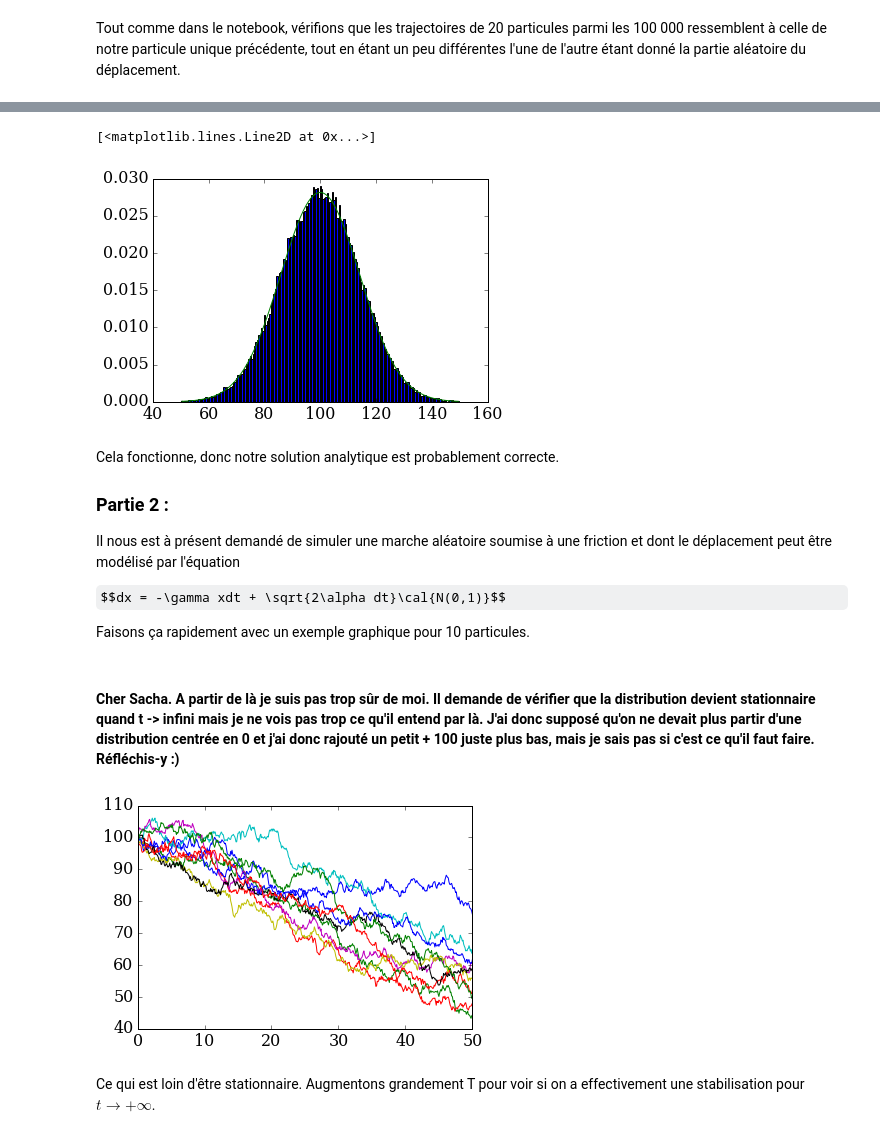
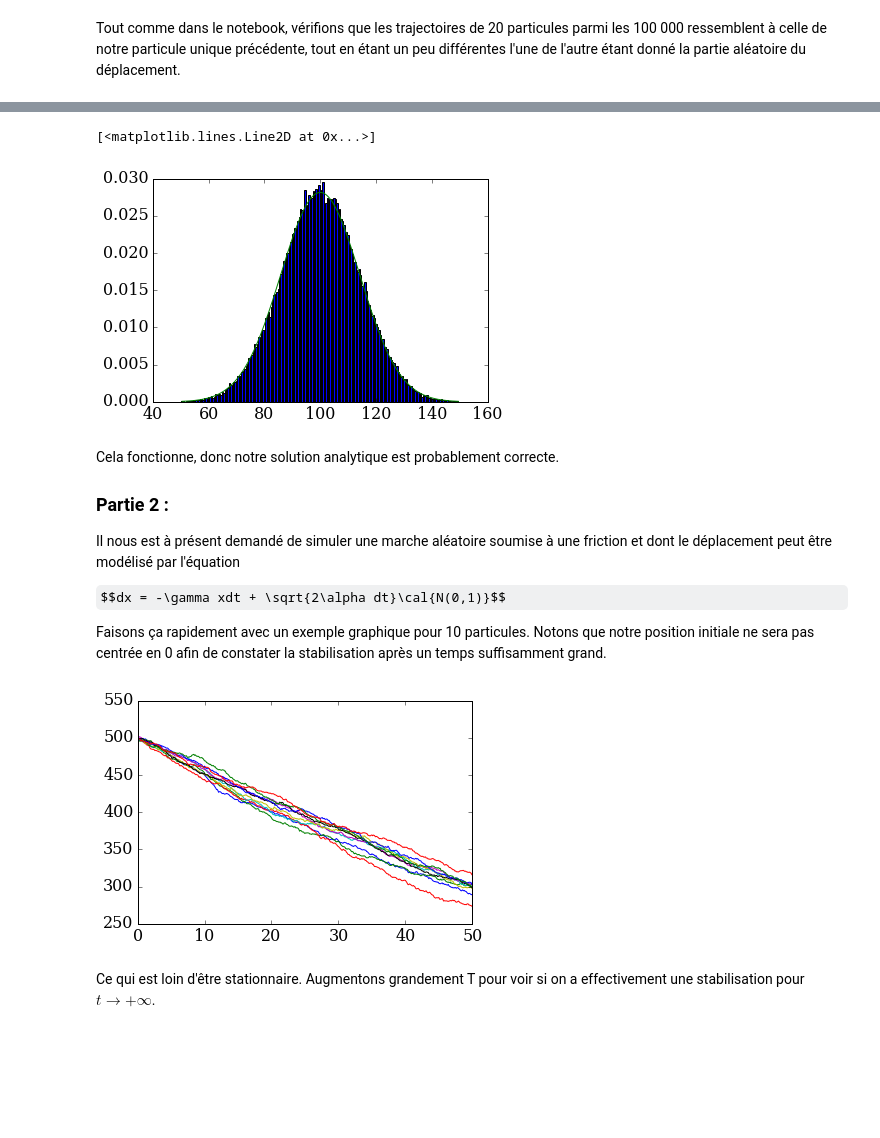
Before and after one commit to Regaban/numerical-mooc, a Jupyter notebook: working/Module 6 - THE LAST ONE.ipynb, the cells around one changed output, grey strips where cells are left out. Cells and saved outputs as stored; diff of their text form; code cells hidden in the pictures; some formulas as TeX source; blank space fills up the shorter version.

```diff
--- a/working/Module 6 - THE LAST ONE.ipynb
+++ b/working/Module 6 - THE LAST ONE.ipynb
@@ -146,7 +146,7 @@ L'algorithme utilisé est strictement le même qu'avec random.uniform.
 x = numpy.zeros(n)
 
 for i in range(n):
-    t = randint(0,n-1) # n-1 et pas n sinon on risque de tomber sur log(0) dans la formule d'après
+    t = random.randint(0,n-1) # n-1 et pas n sinon on risque de tomber sur log(0) dans la formule d'après
     x[i] = t
 
 y = -1/alpha*numpy.log(1-x/n) # La renormalisation est faite en dehors de la boucle for pour limiter les étapes
@@ -175,8 +175,8 @@ De nouveau, l'algorithme est toujours le même.
 h=[]
 
 for i in range(N):
-    u1 = randint(0,n-1)/n # Cette fois ça ne change rien de normaliser ici ou plus loin
-    u2 = randint(0,n-1)/n
+    u1 = random.randint(0,n-1)/n # Cette fois ça ne change rien de normaliser ici ou plus loin
+    u2 = random.randint(0,n-1)/n
 
     g = numpy.log(1/(1-u1))
 
@@ -358,11 +358,11 @@ bin_centers = bins[:-1]+binwidth/2
 # plot a histrogram for verification
 pyplot.hist(x[nt],bins,normed=True);
 
-sigmat2=c**2*dt**2+2*alpha*T+1
+sigmat2=2*alpha*T+1
 pyplot.plot(bin_centers, numpy.exp(-(bin_centers-c*T)**2/(2.0*sigmat2))/numpy.sqrt(2*numpy.pi*sigmat2))
 # %% [output]
 [<matplotlib.lines.Line2D at 0x...>]
-[figure, old version]
+[figure, new version]
 # %% [markdown]
 Cela fonctionne, donc notre solution analytique est probablement correcte.
 
@@ -372,37 +372,35 @@ Il nous est à présent demandé de simuler une marche aléatoire soumise à une
 
 $$dx = -\gamma xdt + \sqrt{2\alpha dt}\cal{N(0,1)}$$
 
-Faisons ça rapidement avec un exemple graphique pour 10 particules.
+Faisons ça rapidement avec un exemple graphique pour 10 particules. Notons que notre position initiale ne sera pas centrée en 0 afin de constater la stabilisation après un temps suffisamment grand.
-# %% [markdown]
-#### Cher Sacha. A partir de là je suis pas trop sûr de moi. Il demande de vérifier que la distribution devient stationnaire quand t -> infini mais je ne vois pas trop ce qu'il entend par là. J'ai donc supposé qu'on ne devait plus partir d'une distribution centrée en 0 et j'ai donc rajouté un petit + 100 juste plus bas, mais je sais pas si c'est ce qu'il faut faire. Réfléchis-y :)
 # %%
 w_1 = numpy.random.random_sample(npart)
 w_2 = numpy.random.random_sample(npart)
 
-x00 = gauss_generator(w_1,w_2) + 100 # Coucou Sacha
+x00 = gauss_generator(w_1,w_2) + 500 # Les particules suivent initialemment une loi normale d'écart-type 1 et de
+                                   # moyenne 500
 
 T=50
 nt=500
 dt=T/nt
 
-gamma = 0.01 # gamma est arbitraire, mais pour une raison étrange (SACHA UNE IDEE ?), le graphique explose pour des
-          # valeurs trop grandes
+gamma = 0.01 # gamma est arbitraire, mais pour que la stabilisation ne se fasse pas trop vite, on le prend petit
 
 t = numpy.arange(0,T+dt,dt)
 x = numpy.empty([nt+1,npart])
 
 x[0]=x00
 
 for i in range(nt):
 
     w_3 = numpy.random.random_sample(npart)
     w_4 = numpy.random.random_sample(npart)
     x[i+1]=x[i]-gamma*x[i]*dt+numpy.sqrt(2*alpha*dt)*gauss_generator(w_3,w_4)
 
 for i in range(10):
     pyplot.plot(t,x[:,i])
 # %% [output]
-[figure, old version]
+[figure, new version]
 # %% [markdown]
 Ce qui est loin d'être stationnaire. Augmentons grandement T pour voir si on a effectivement une stabilisation pour $t \rightarrow +\infty$.
 # %%
```
Also changed, not shown: parts of 48 cells of this notebook.
